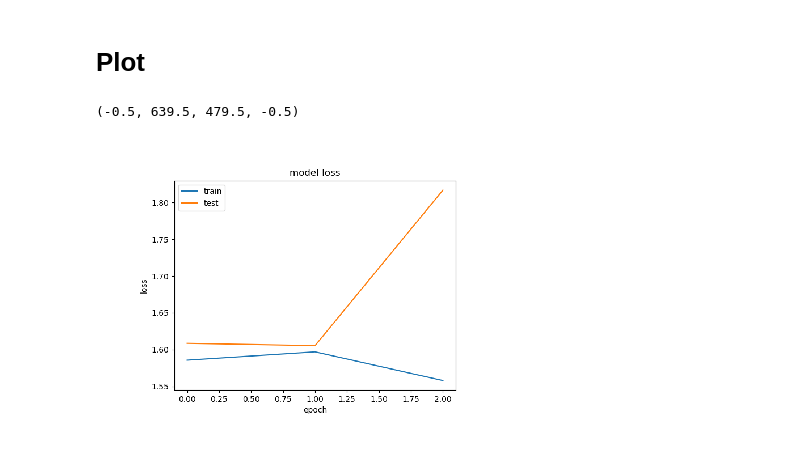
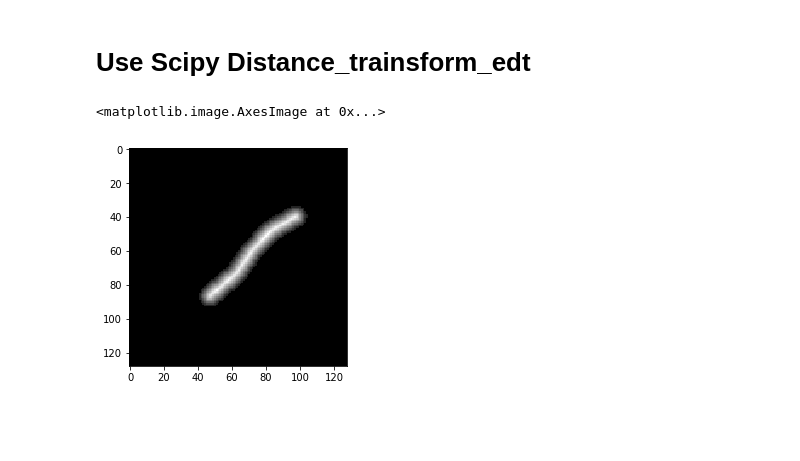
Before and after one commit to Chen-Yifan/DEM_segmentation, a Jupyter notebook: notebook/vis-dataset.ipynb, the cells around one changed output. Drawn from its saved outputs; the diff is of its cells as text; code cells hidden in the pictures; blank space fills up the shorter version.

```diff
--- a/notebook/vis-dataset.ipynb
+++ b/notebook/vis-dataset.ipynb
@@ -112,2 +117,0 @@ imgplot = plt.imshow(pred2,cmap='gray')
-# %% [markdown]
-# Plot
@@ -117,10 +118,10 @@ img_loss=mpimg.imread(os.path.join(plot_dir,'loss.png'))
-# %%
-fig_size = plt.rcParams["figure.figsize"]
-fig_size[0] = 8
-fig_size[1] = 5
-plt.rcParams["figure.figsize"] = fig_size
-imgplot = plt.imshow(img_loss)
-plt.axis('off')
-# %% [output]
-(-0.5, 639.5, 479.5, -0.5)
-[figure, removed]
+# %% [markdown]
+# Use Scipy Distance_trainsform_edt
+# %%
+#distanceTransformation
+from scipy import ndimage
+dst = ndimage.distance_transform_edt(mask)
+plt.imshow(dst,cmap='gray')
+# %% [output]
+<matplotlib.image.AxesImage at 0x...>
+[figure, added]
```
Also changed, not shown: parts of 20 cells of this notebook, 11 other files.
